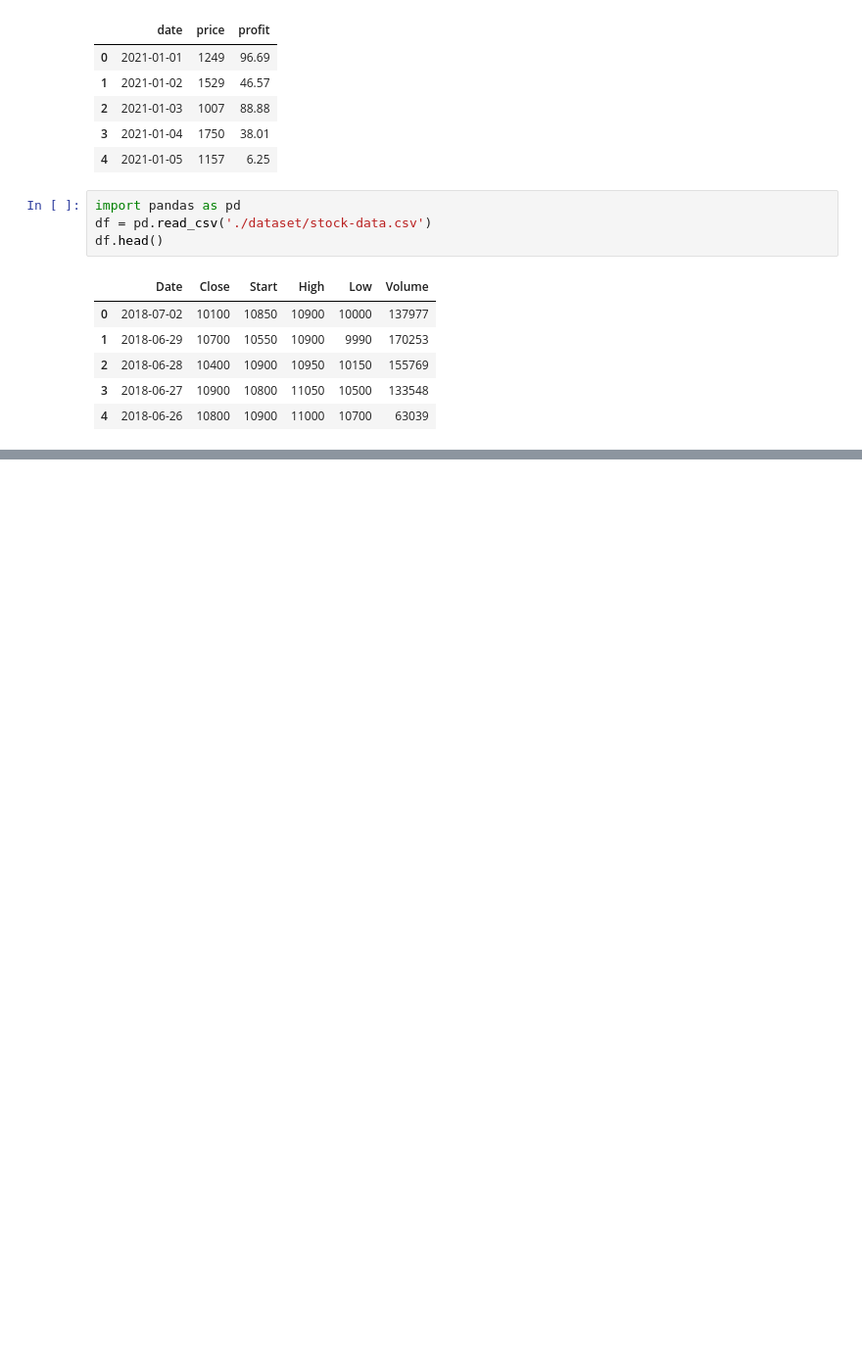
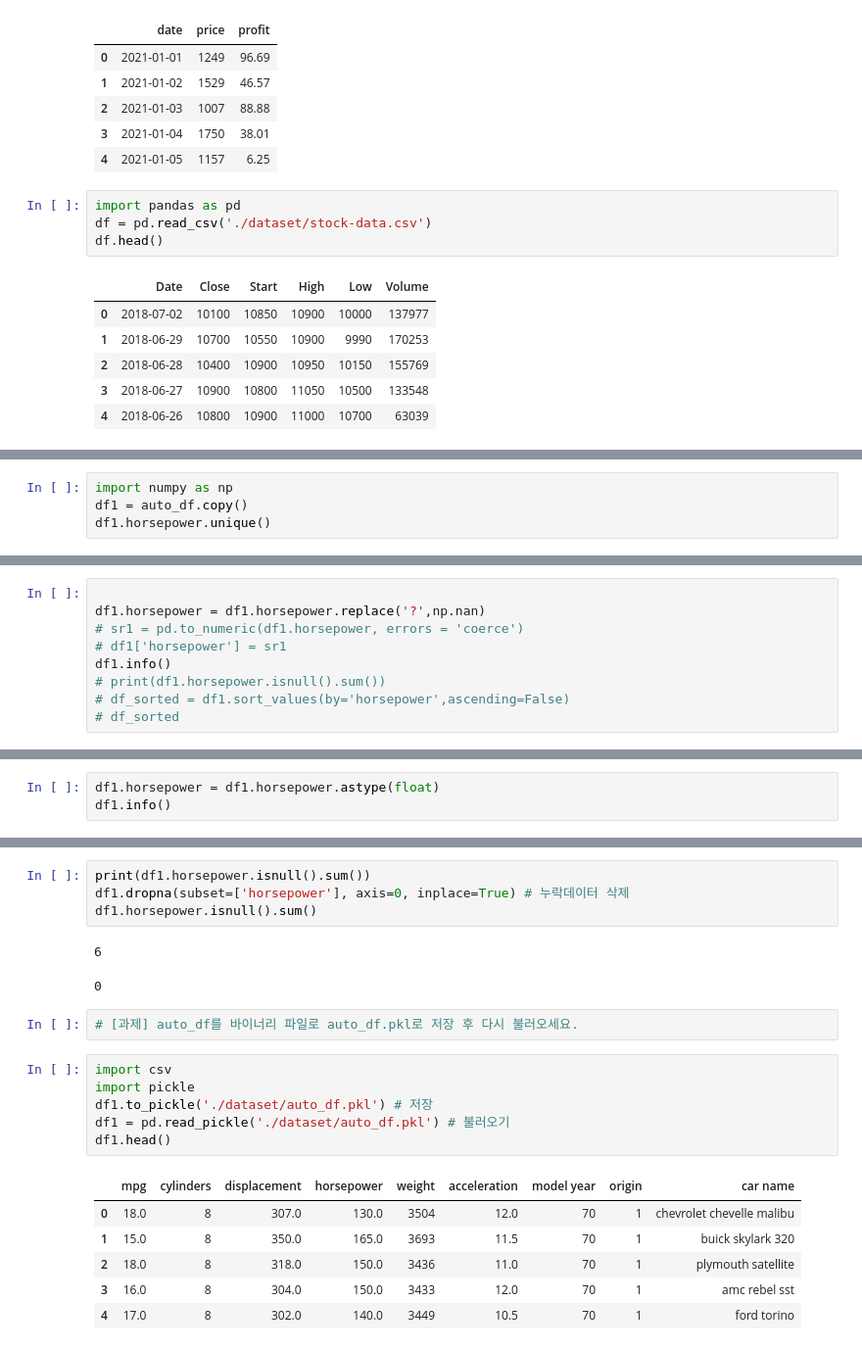
Before and after one commit to bnv20/kdt5, a Jupyter notebook: m2_분석라이브러리활용/pandas/pandas_응용.ipynb, the cells around one changed output, grey strips where cells are left out. Shown at 98% size. Cells and saved outputs as stored; diff of their text form; blank space fills up the shorter version.

```diff
--- a/m2_분석라이브러리활용/pandas/pandas_응용.ipynb
+++ b/m2_분석라이브러리활용/pandas/pandas_응용.ipynb
@@ -965,0 +1025,4 @@ memory usage: 28.1+ KB
+# %%
+import numpy as np
+df1 = auto_df.copy()
+df1.horsepower.unique()
@@ -965,0 +1040,9 @@ memory usage: 28.1+ KB
+# %%
+
+df1.horsepower = df1.horsepower.replace('?',np.nan)
+# sr1 = pd.to_numeric(df1.horsepower, errors = 'coerce')
+# df1['horsepower'] = sr1
+df1.info()
+# print(df1.horsepower.isnull().sum())
+# df_sorted = df1.sort_values(by='horsepower',ascending=False)
+# df_sorted
@@ -965,0 +1081,3 @@ memory usage: 28.1+ KB
+# %%
+df1.horsepower = df1.horsepower.astype(float)
+df1.info()
@@ -965,0 +1101,22 @@ memory usage: 28.1+ KB
+# %%
+print(df1.horsepower.isnull().sum())
+df1.dropna(subset=['horsepower'], axis=0, inplace=True) # 누락데이터 삭제
+df1.horsepower.isnull().sum()
+# %% [output]
+6
+0
+# %%
+# [과제] auto_df를 바이너리 파일로 auto_df.pkl로 저장 후 다시 불러오세요.
+# %%
+import csv
+import pickle
+df1.to_pickle('./dataset/auto_df.pkl') # 저장
+df1 = pd.read_pickle('./dataset/auto_df.pkl') # 불러오기
+df1.head()
+# %% [output]
+|  | mpg | cylinders | displacement | horsepower | weight | acceleration | model year | origin | car name |
+| 0 | 18.0 | 8 | 307.0 | 130.0 | 3504 | 12.0 | 70 | 1 | chevrolet chevelle malibu |
+| 1 | 15.0 | 8 | 350.0 | 165.0 | 3693 | 11.5 | 70 | 1 | buick skylark 320 |
+| 2 | 18.0 | 8 | 318.0 | 150.0 | 3436 | 11.0 | 70 | 1 | plymouth satellite |
+| 3 | 16.0 | 8 | 304.0 | 150.0 | 3433 | 12.0 | 70 | 1 | amc rebel sst |
+| 4 | 17.0 | 8 | 302.0 | 140.0 | 3449 | 10.5 | 70 | 1 | ford torino |
```
Also changed, not shown: parts of 50 cells of this notebook.
